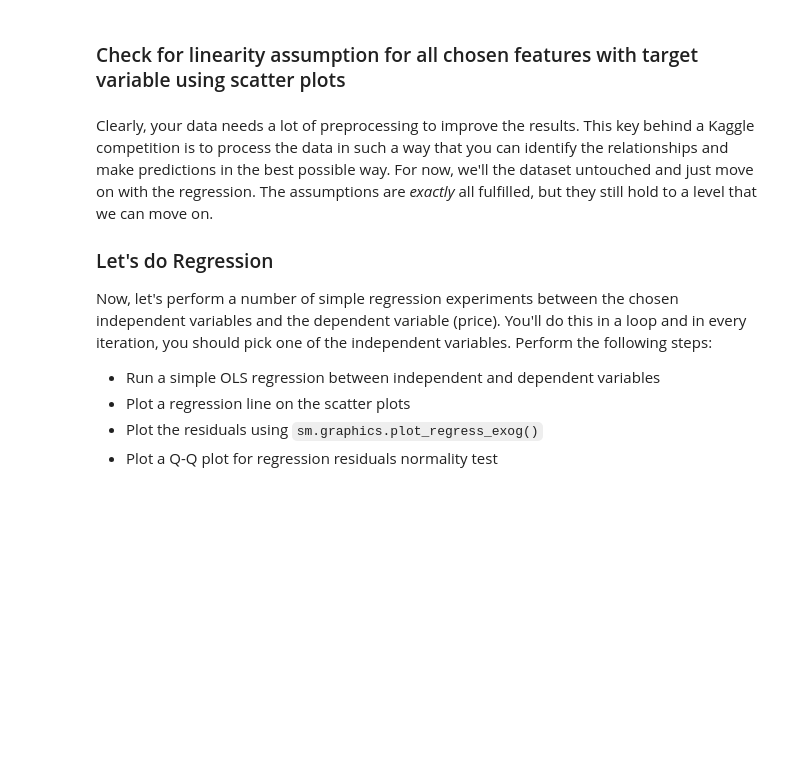
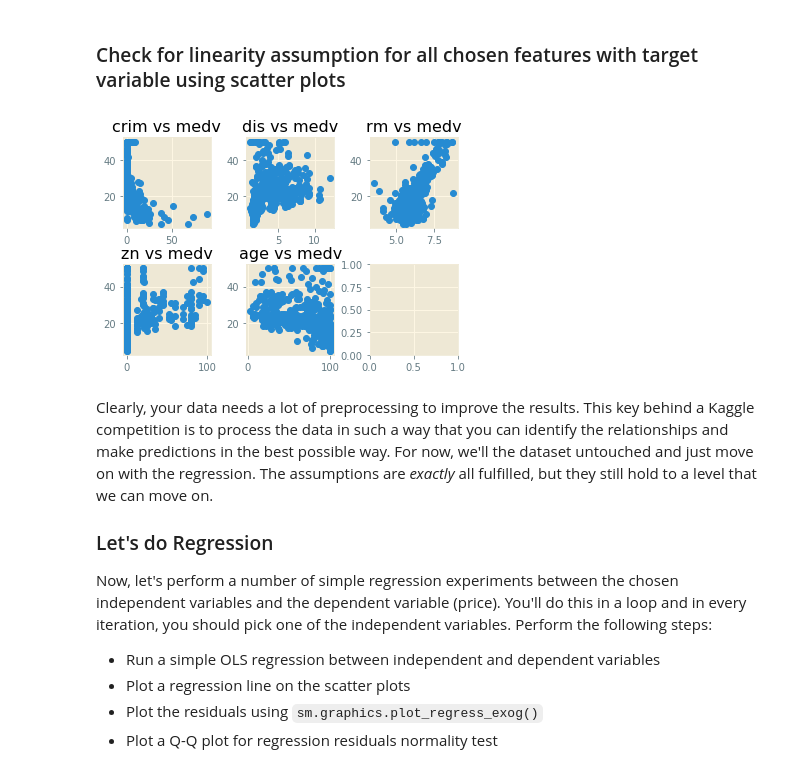
Before and after one commit to eannefawcett/dsc-regression-boston-lab-online-ds-pt-081219, a Jupyter notebook: index.ipynb, the cells around one changed output. Saved outputs shown, nothing was run; the diff lists cells and outputs as text; code cells hidden in the pictures; blank space fills up the shorter version.

```diff
--- a/index.ipynb
+++ b/index.ipynb
@@ -90,37 +102,39 @@ boston_df_more_normal.columns = new_columns
 # %%
 # Your code here
 y = boston_df_more_normal['medv']
 # x_array = np.array(x)
 # plot_x = pd.DataFrame([x_array]*6).transpose()
 # plot_x.columns = ['medv', 'medv', 'medv', 'medv', 'medv', 'medv']
 
 fig, axes = plt.subplots(nrows=2, ncols=3, squeeze=False)
 fig.subplots_adjust(hspace=0.4, wspace=0.4)
 # for j in range(2):
 #     for k in range(3):
 #         y = pd.DataFrame([boston_df_more_normal[n] for n in boston_df_more_normal.columns])
 #         plot_y = pd.DataFrame([y[i] for i in y.columns])
 #         ax[j, k].scatter(plot_x,plot_y)
 # for n in range(1,6):
 #     row = (n-1)//3
 #     col = n%3-1
 #     ax = axes[row][col]
 #     ax.scatter(plot_x,plot_y)
 # print(x_arrays)
 # print(plot_y)
 x = pd.DataFrame([boston_df_more_normal[n] for n in boston_df_more_normal.columns])
 plot_x = pd.DataFrame([x[i] for i in x.columns])
 
 axes[0,0].scatter(plot_x['crim'], y)
-axes[0,0].set_title('crim vs mdev')
+axes[0,0].set_title('crim vs medv')
 axes[0,1].scatter(plot_x['dis'], y)
-axes[0,1].set_title('dis vs mdev')
+axes[0,1].set_title('dis vs medv')
 axes[0,2].scatter(plot_x['rm'], y)
-axes[0,2].set_title('rm vs mdev')
+axes[0,2].set_title('rm vs medv')
 axes[1,0].scatter(plot_x['zn'], y)
-axes[1,0].set_title('zn vs mdev')
+axes[1,0].set_title('zn vs medv')
 axes[1,1].scatter(plot_x['age'], y)
-axes[1,1].set_title('age vs mdev');
+axes[1,1].set_title('age vs medv');
+# %% [output]
+[figure, added]
 # %%
 # Your observations here
 # crim and zn coult maybe use a log transformation
```
Also changed, not shown: parts of 8 cells of this notebook.
